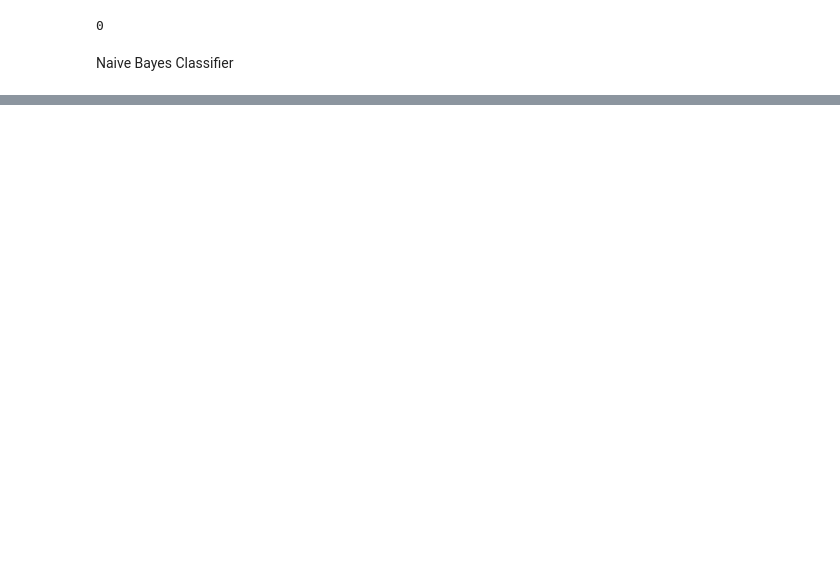
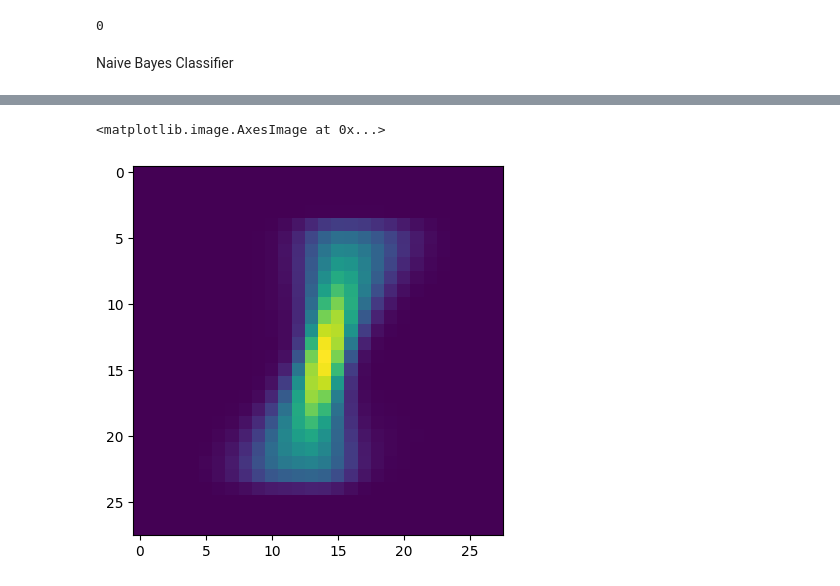
Before and after one commit to Lotto98/Discriminative-and-Generative-Classifiers, a Jupyter notebook: naive_bayes.ipynb, the cells around one changed output, grey strips where cells are left out. Drawn from its saved outputs; the diff is of its cells as text; code cells hidden in the pictures; blank space fills up the shorter version.

Commit message:
mean of distribution for each pixel

```diff
--- a/naive_bayes.ipynb
+++ b/naive_bayes.ipynb
@@ -36,0 +37,9 @@ plot_confusion_matrix(test_y,pred_y)
+# %%
+import matplotlib.pyplot as plt
+
+prova=model.parameter_per_class[1]["Beta_means"]
+
+plt.imshow(prova.reshape(28, 28))
+# %% [output]
+<matplotlib.image.AxesImage at 0x...>
+[figure, added]
```
Also changed, not shown: parts of 4 cells of this notebook, 1 other file.
